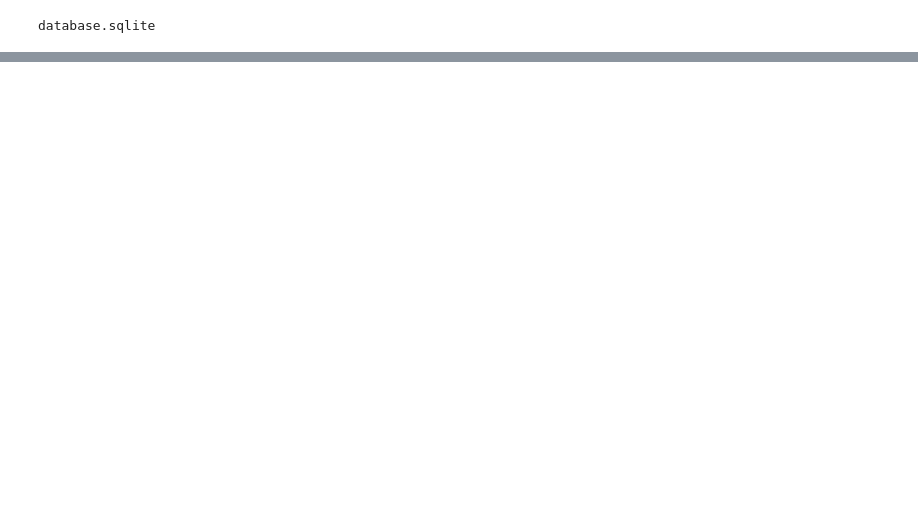
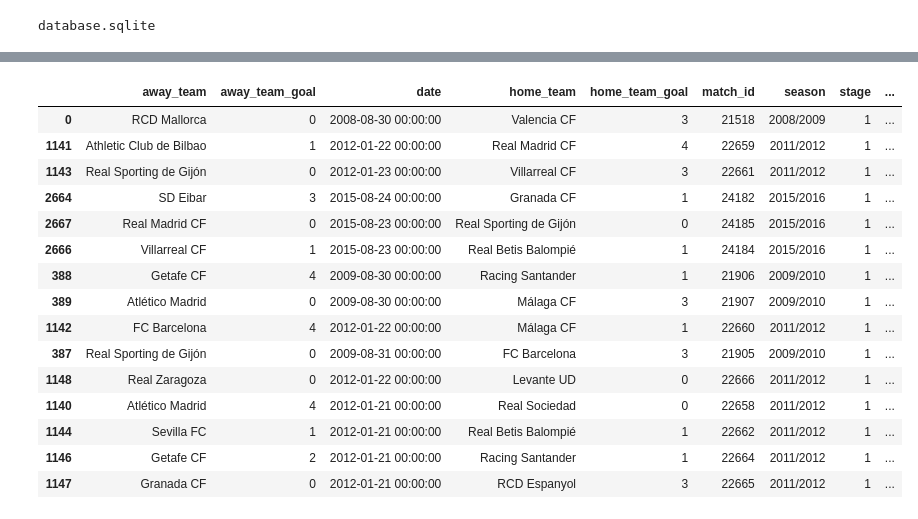
Before and after one commit to psalaberria002/machine-learning, a Jupyter notebook: projects/capstone/laliga_predictions/laliga_predictions.ipynb, the cells around one changed output, grey strips where cells are left out. Cells and saved outputs as stored; diff of their text form; code cells hidden in the pictures; blank space fills up the shorter version.

Commit message:
Add features and start predicting

```diff
--- a/projects/capstone/laliga_predictions/laliga_predictions.ipynb
+++ b/projects/capstone/laliga_predictions/laliga_predictions.ipynb
@@ -750,0 +54,14 @@ Score of GaussianNB for test set: 0.5000.
+# %%
+# Only interesting columns, exclude betting odds for now
+matches = match_data[match_data.columns[:11]]
+teams = team_data
+
+# Add team names & tidy up
+matches = pd.merge(left=matches, right=teams, how='left', left_on='home_team_api_id', right_on='team_api_id')
+matches = matches.drop(['country_id','league_id', 'home_team_api_id', 'id_y', 'team_api_id', 'team_short_name'], axis=1)
+matches.rename(columns={'id_x':'match_id', 'team_long_name':'home_team'}, inplace=True)
+matches = pd.merge(left=matches, right=teams, how='left', left_on='away_team_api_id', right_on='team_api_id')
+matches = matches.drop(['id', 'match_api_id', 'away_team_api_id','team_api_id', 'team_short_name'], axis=1)
+matches.rename(columns={'id_x':'match_id', 'team_long_name':'away_team'}, inplace=True)
+
+matches.tail()
@@ -750,0 +75,16 @@ Score of GaussianNB for test set: 0.5000.
+# %%
+# TODO: Add data for new seasons (16/17), (17/18) matches
+latest_match_data = {}
+
+latest_matches = pd.DataFrame(latest_match_data, columns=['match_id', 'season', 'stage', 'date',
+                                                          'home_team_goal', 'away_team_goal',
+                                                          'home_team','away_team'])
+latest_matches.head(20)
+
+# Add to full training data to predict current season
+matches = pd.concat([matches, latest_matches])
+matches = matches.reset_index(drop=True)
+
+# Create a full set of match data that can be used with feature engineering later
+full_matches = matches.copy()
+full_matches.tail(10)
@@ -750,0 +103,23 @@ Score of GaussianNB for test set: 0.5000.
+# %%
+
+full_matches['stage'] = full_matches['stage'].apply(pd.to_numeric, errors='coerce')
+
+full_matches.sort_values(by='stage', inplace=True)
+full_matches.head(15)
+# %% [output]
+|  | away_team | away_team_goal | date | home_team | home_team_goal | match_id | season | stage | ... |
+| 0 | RCD Mallorca | 0 | 2008-08-30 00:00:00 | Valencia CF | 3 | 21518 | 2008/2009 | 1 | ... |
+| 1141 | Athletic Club de Bilbao | 1 | 2012-01-22 00:00:00 | Real Madrid CF | 4 | 22659 | 2011/2012 | 1 | ... |
+| 1143 | Real Sporting de Gijón | 0 | 2012-01-23 00:00:00 | Villarreal CF | 3 | 22661 | 2011/2012 | 1 | ... |
+| 2664 | SD Eibar | 3 | 2015-08-24 00:00:00 | Granada CF | 1 | 24182 | 2015/2016 | 1 | ... |
+| 2667 | Real Madrid CF | 0 | 2015-08-23 00:00:00 | Real Sporting de Gijón | 0 | 24185 | 2015/2016 | 1 | ... |
+| 2666 | Villarreal CF | 1 | 2015-08-23 00:00:00 | Real Betis Balompié | 1 | 24184 | 2015/2016 | 1 | ... |
+| 388 | Getafe CF | 4 | 2009-08-30 00:00:00 | Racing Santander | 1 | 21906 | 2009/2010 | 1 | ... |
+| 389 | Atlético Madrid | 0 | 2009-08-30 00:00:00 | Málaga CF | 3 | 21907 | 2009/2010 | 1 | ... |
+| 1142 | FC Barcelona | 4 | 2012-01-22 00:00:00 | Málaga CF | 1 | 22660 | 2011/2012 | 1 | ... |
+| 387 | Real Sporting de Gijón | 0 | 2009-08-31 00:00:00 | FC Barcelona | 3 | 21905 | 2009/2010 | 1 | ... |
+| 1148 | Real Zaragoza | 0 | 2012-01-22 00:00:00 | Levante UD | 0 | 22666 | 2011/2012 | 1 | ... |
+| 1140 | Atlético Madrid | 4 | 2012-01-21 00:00:00 | Real Sociedad | 0 | 22658 | 2011/2012 | 1 | ... |
+| 1144 | Sevilla FC | 1 | 2012-01-21 00:00:00 | Real Betis Balompié | 1 | 22662 | 2011/2012 | 1 | ... |
+| 1146 | Getafe CF | 2 | 2012-01-21 00:00:00 | Racing Santander | 1 | 22664 | 2011/2012 | 1 | ... |
+| 1147 | Granada CF | 0 | 2012-01-21 00:00:00 | RCD Espanyol | 3 | 22665 | 2011/2012 | 1 | ... |
```
Also changed, not shown: parts of 14 cells of this notebook.
